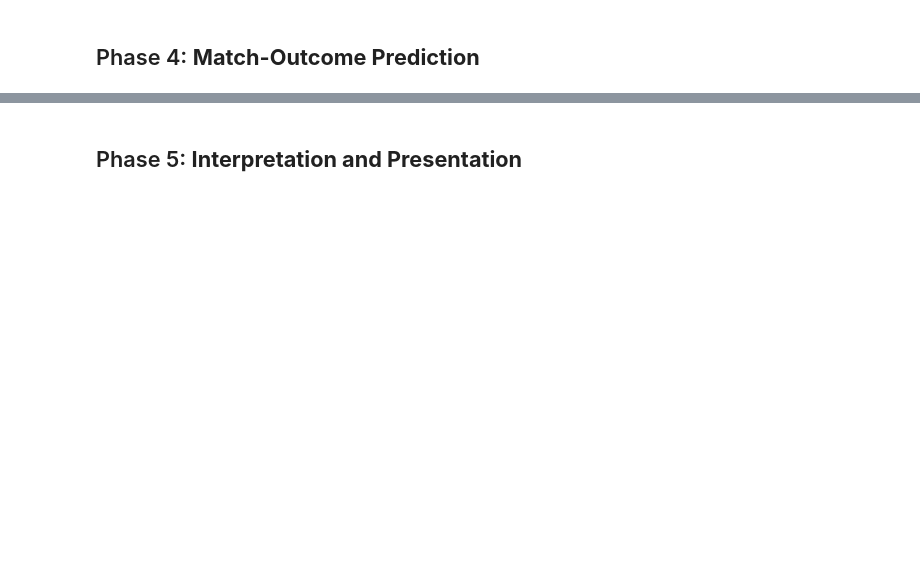
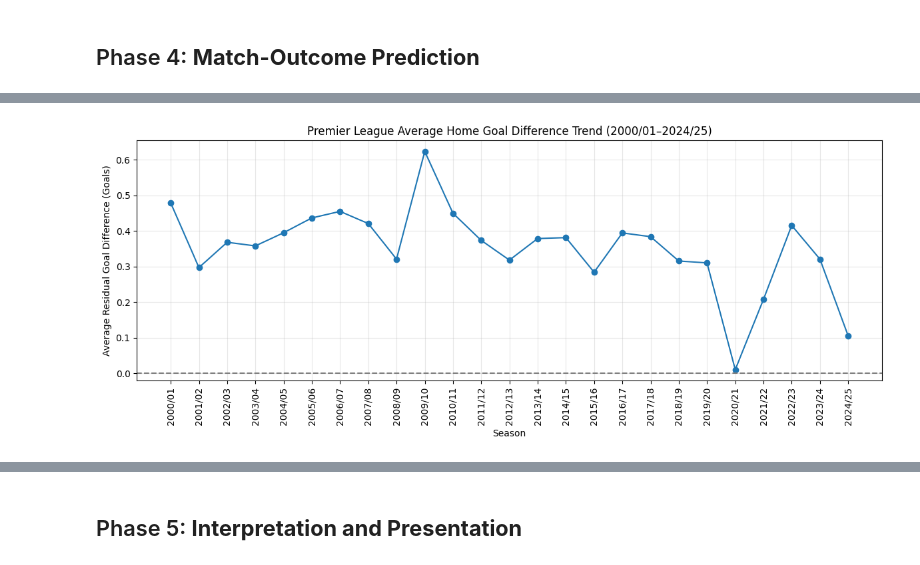
Before and after one commit to Joudii18/Is-Home-Advantage-Dying-What-25-Years-of-Premier-League-Data-Say, a Jupyter notebook: EPL_Home_Advantage_Project.ipynb, the cells around one changed output, grey strips where cells are left out. Saved outputs shown, nothing was run; the diff lists cells and outputs as text; code cells hidden in the pictures; blank space fills up the shorter version.

```diff
--- a/EPL_Home_Advantage_Project.ipynb
+++ b/EPL_Home_Advantage_Project.ipynb
@@ -721,2 +736,18 @@ Away teams received more yellow cards (**1.79 vs. 1.47 per match**) and red card
 # %% [markdown]
 ## Phase 4: **Match-Outcome Prediction**
+# %%
+
+# Select the columns needed for the Massey Method
+massey_data = df[
+    ["Season", "HomeTeam", "AwayTeam",
+     "FullTimeHomeGoals", "FullTimeAwayGoals"]
+].copy()
+
+# Calculate goal difference
+massey_data["GoalDifference"] = (
+    massey_data["FullTimeHomeGoals"]
+    - massey_data["FullTimeAwayGoals"]
+)
+
+# Display the first 5 matches
+massey_data.head()
@@ -722,0 +895,31 @@ Away teams received more yellow cards (**1.79 vs. 1.47 per match**) and red card
+# %%
+
+import matplotlib.pyplot as plt
+
+# Average adjusted home advantage for each season
+season_trend = (
+    matches_rated.groupby("Season")["AdjustedHomeAdvantage"]
+    .mean()
+    .reset_index()
+)
+
+# Plot the trend
+plt.figure(figsize=(12, 5))
+
+plt.plot(
+    season_trend["Season"],
+    season_trend["AdjustedHomeAdvantage"],
+    marker="o"
+)
+
+plt.axhline(0, linestyle="--", color="gray")
+
+plt.xticks(rotation=90)
+plt.xlabel("Season")
+plt.ylabel("Average Residual Goal Difference (Goals)")
+plt.title("Premier League Average Home Goal Difference Trend (2000/01–2024/25)")
+plt.grid(alpha=0.3)
+plt.tight_layout()
+plt.show()
+# %% [output]
+[figure, added]
```
Also changed, not shown: parts of 9 cells of this notebook.
